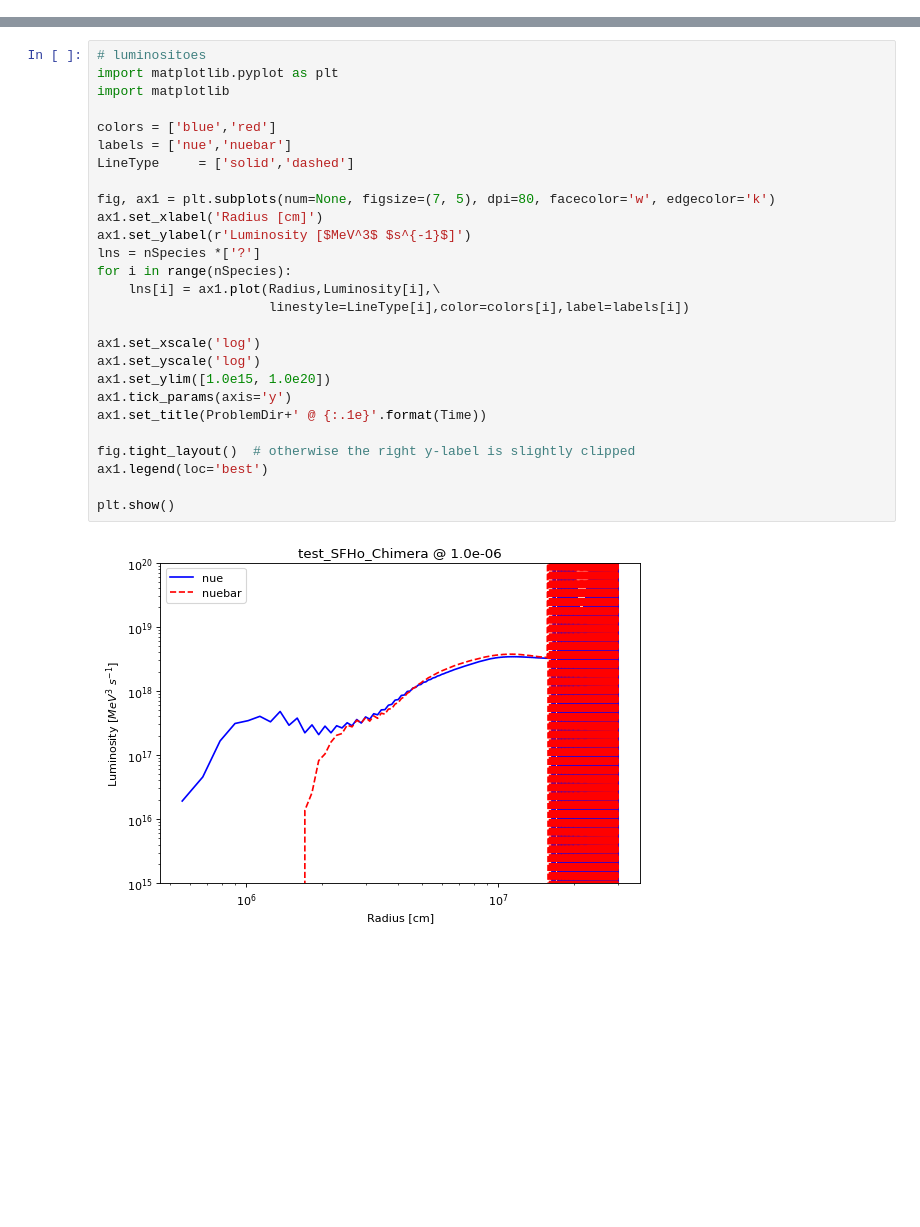
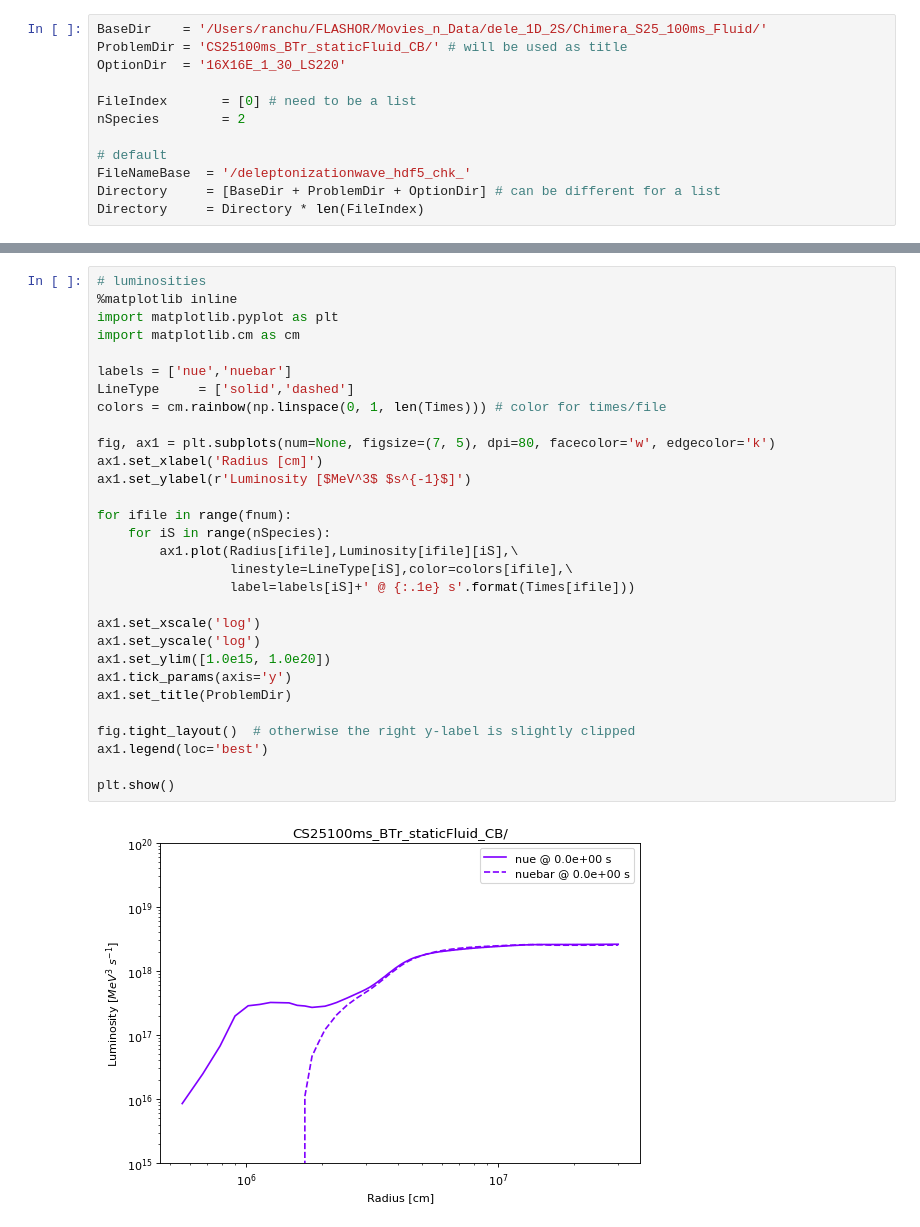
Before and after one commit to ranchu1/Analysis_FLASH, a Jupyter notebook: unitTests/1-[Details_OneFile]1D.ipynb, the cells around one changed output, grey strips where cells are left out. Cells and saved outputs as stored; diff of their text form; blank space fills up the shorter version.

```diff
--- a/unitTests/1-[Details_OneFile]1D.ipynb
+++ b/unitTests/1-[Details_OneFile]1D.ipynb
@@ -10 +5,13 @@ nSpecies   = 2
+# %%
+BaseDir    = '/Users/ranchu/FLASHOR/Movies_n_Data/dele_1D_2S/Chimera_S25_100ms_Fluid/'
+ProblemDir = 'CS25100ms_BTr_staticFluid_CB/' # will be used as title
+OptionDir  = '16X16E_1_30_LS220'
+
+FileIndex       = [0] # need to be a list
+nSpecies        = 2
+
+# default
+FileNameBase  = '/deleptonizationwave_hdf5_chk_'
+Directory     = [BaseDir + ProblemDir + OptionDir] # can be different for a list
+Directory     = Directory * len(FileIndex)
 # %% [markdown]
@@ -57,32 +54,35 @@ fyplt.plt_1D_Eos(fullfilename,optional_title=ProblemDir+' @ {:.1e}'.format(Time)
 # %%
-# luminositoes
+# luminosities
+%matplotlib inline
 import matplotlib.pyplot as plt
-import matplotlib
+import matplotlib.cm as cm
 
-colors = ['blue','red']
 labels = ['nue','nuebar']
 LineType     = ['solid','dashed']
+colors = cm.rainbow(np.linspace(0, 1, len(Times))) # color for times/file
 
 fig, ax1 = plt.subplots(num=None, figsize=(7, 5), dpi=80, facecolor='w', edgecolor='k')
 ax1.set_xlabel('Radius [cm]')
 ax1.set_ylabel(r'Luminosity [$MeV^3$ $s^{-1}$]')
-lns = nSpecies *['?']
-for i in range(nSpecies):
-    lns[i] = ax1.plot(Radius,Luminosity[i],\
-                      linestyle=LineType[i],color=colors[i],label=labels[i])
+
+for ifile in range(fnum):
+    for iS in range(nSpecies):
+        ax1.plot(Radius[ifile],Luminosity[ifile][iS],\
+                 linestyle=LineType[iS],color=colors[ifile],\
+                 label=labels[iS]+' @ {:.1e} s'.format(Times[ifile]))
 
 ax1.set_xscale('log')
 ax1.set_yscale('log')
 ax1.set_ylim([1.0e15, 1.0e20])
 ax1.tick_params(axis='y')
-ax1.set_title(ProblemDir+' @ {:.1e}'.format(Time))
+ax1.set_title(ProblemDir)
 
 fig.tight_layout()  # otherwise the right y-label is slightly clipped
 ax1.legend(loc='best')
 
 plt.show()
 # %% [output]
-[figure, old version]
+[figure, new version]
 # %%
 # Number Density & Average Flux Factor
 
```
Also changed, not shown: parts of 12 cells of this notebook, 1 other file.
